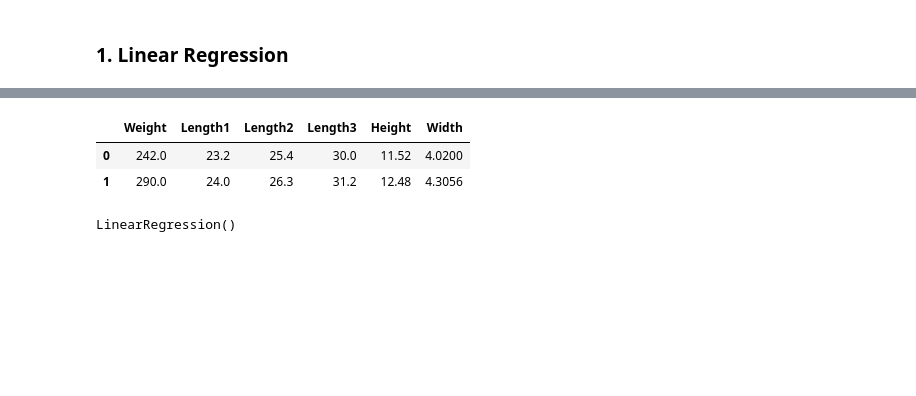
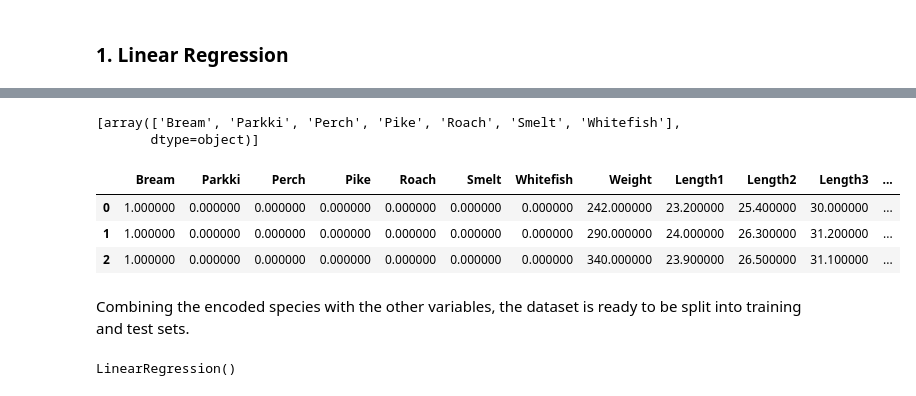
Before and after one commit to joaoalexarruda/fishcatch, a Jupyter notebook: main.ipynb, the cells around one changed output, grey strips where cells are left out. Cells and saved outputs as stored; diff of their text form; code cells hidden in the pictures; blank space fills up the shorter version.

Commit message:
one hot encoding

```diff
--- a/main.ipynb
+++ b/main.ipynb
@@ -161,0 +164,9 @@ MAE (Mean Absolute Error) is less sensitive to outliers, so it is a good idea to
+# %%
+from sklearn.preprocessing import OneHotEncoder
+
+# Encoding the Species column
+encoder = OneHotEncoder()
+encoder.handle_unknown = 'ignore'
+
+species_encoded = encoder.fit_transform(df[['Species']])
+species_encoded.toarray()
@@ -162,8 +181,25 @@ MAE (Mean Absolute Error) is less sensitive to outliers, so it is a good idea to
+# %%
+encoder.categories_
+# %% [output]
+[array(['Bream', 'Parkki', 'Perch', 'Pike', 'Roach', 'Smelt', 'Whitefish'],
+       dtype=object)]
+# %%
+encoder.get_feature_names_out()
+df_output = pd.DataFrame(encoder.transform(df[['Species']]).toarray(),
+                         columns=encoder.categories_[0].tolist(),
+                         index=df.index)
+
+# Combine the encoded species with the original dataset
+df = pd.concat([df_output, df.drop(columns=['Species'])], axis=1)
+df.head(3).style.background_gradient(cmap='viridis')
+# %% [output]
+|  | Bream | Parkki | Perch | Pike | Roach | Smelt | Whitefish | Weight | Length1 | Length2 | Length3 | ... |
+| 0 | 1.000000 | 0.000000 | 0.000000 | 0.000000 | 0.000000 | 0.000000 | 0.000000 | 242.000000 | 23.200000 | 25.400000 | 30.000000 | ... |
+| 1 | 1.000000 | 0.000000 | 0.000000 | 0.000000 | 0.000000 | 0.000000 | 0.000000 | 290.000000 | 24.000000 | 26.300000 | 31.200000 | ... |
+| 2 | 1.000000 | 0.000000 | 0.000000 | 0.000000 | 0.000000 | 0.000000 | 0.000000 | 340.000000 | 23.900000 | 26.500000 | 31.100000 | ... |
+# %% [markdown]
+Combining the encoded species with the other variables, the dataset is ready to be split into training and test sets.
 # %%
-# Let's start by dropping the non numeric column
-df_num = df.select_dtypes(include=[np.number])
-df_num.head(2)
+# # Let's start by dropping the non numeric column (Species)
+# df_num = df.select_dtypes(include=[np.number])
+# df_num.head(2)
-# %% [output]
-|  | Weight | Length1 | Length2 | Length3 | Height | Width |
-| 0 | 242.0 | 23.2 | 25.4 | 30.0 | 11.52 | 4.0200 |
-| 1 | 290.0 | 24.0 | 26.3 | 31.2 | 12.48 | 4.3056 |
```
Also changed, not shown: parts of 9 cells of this notebook, 2 other files.
